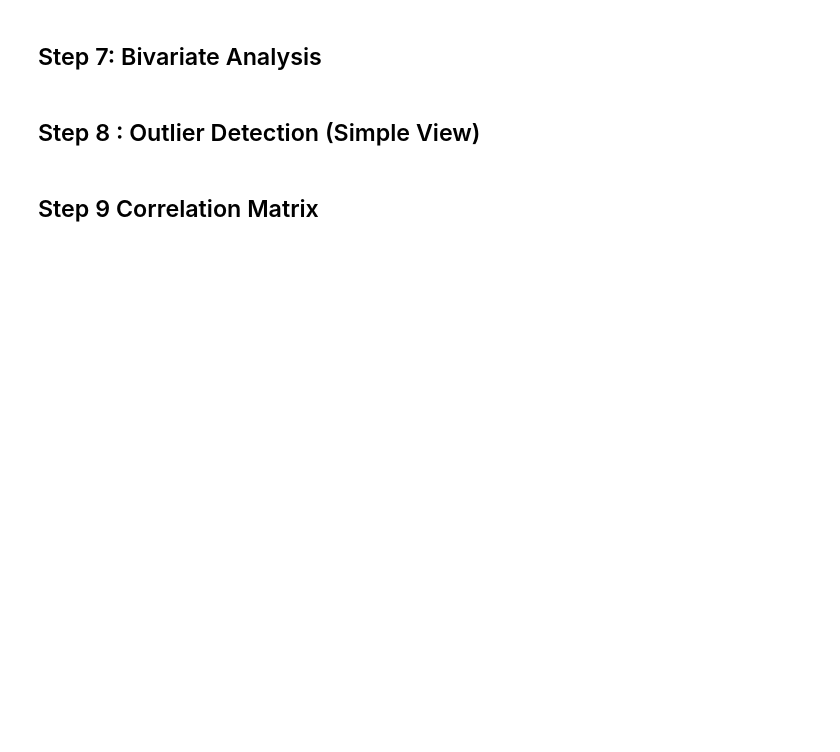
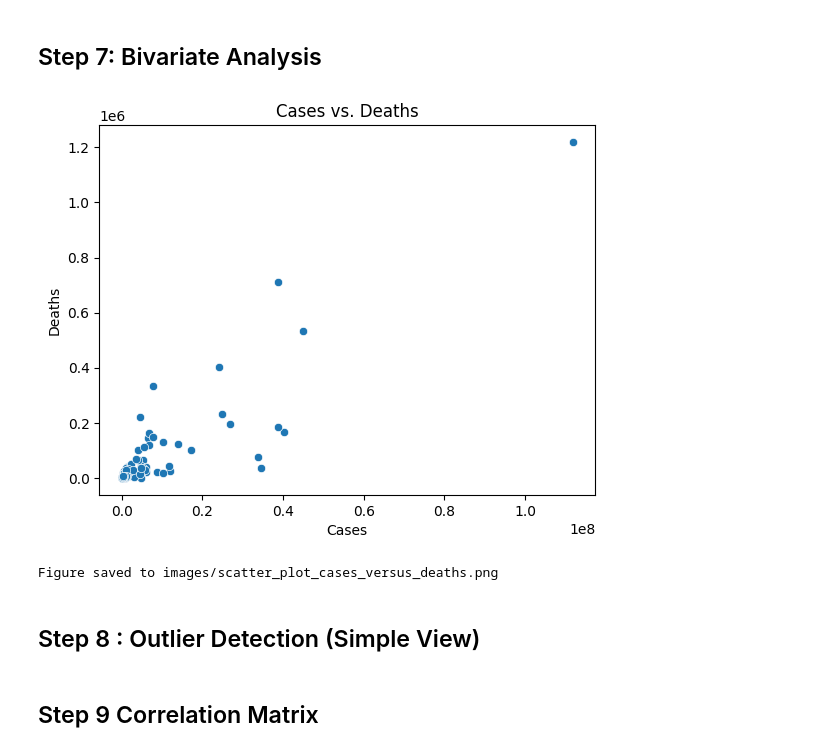
Before and after one commit to Selam-M/Covid-Data-Analysis, a Jupyter notebook: THE COVID PROJECT.ipynb, the cells around one changed output. Drawn from its saved outputs; the diff is of its cells as text; code cells hidden in the pictures; blank space fills up the shorter version.

```diff
--- a/THE COVID PROJECT.ipynb
+++ b/THE COVID PROJECT.ipynb
@@ -289,16 +356,16 @@ print("Figure saved to images/bar_plot_frequency_and_vales_of_Cases_Death_Recove
 # %% [markdown]
 ## Step 7: Bivariate Analysis
 # %%
+# 📉 Scatter plot: Total Cases vs Total Deaths
 sns.scatterplot(data=dfc, x="Cases", y="Deaths")
 plt.title("Cases vs. Deaths")
+fig = plt.gcf()  # get current figure
+fig.savefig('images/scatter_plot_cases_versus_deaths.png')
 plt.show()
-
-sns.scatterplot(data=dfc, x="Cases", y='Recovered')
-plt.title("Cases vs. Recovered")
-plt.show()
-
-fig.savefig('images/scatter_plot_cases_versus_deaths.png')
 print("Figure saved to images/scatter_plot_cases_versus_deaths.png")
+# %% [output]
+[figure, added]
+Figure saved to images/scatter_plot_cases_versus_deaths.png
 # %%
 # scatter plotting using different colors
 import matplotlib.pyplot as plt
```
Also changed, not shown: parts of 19 cells of this notebook, 2 other files.
